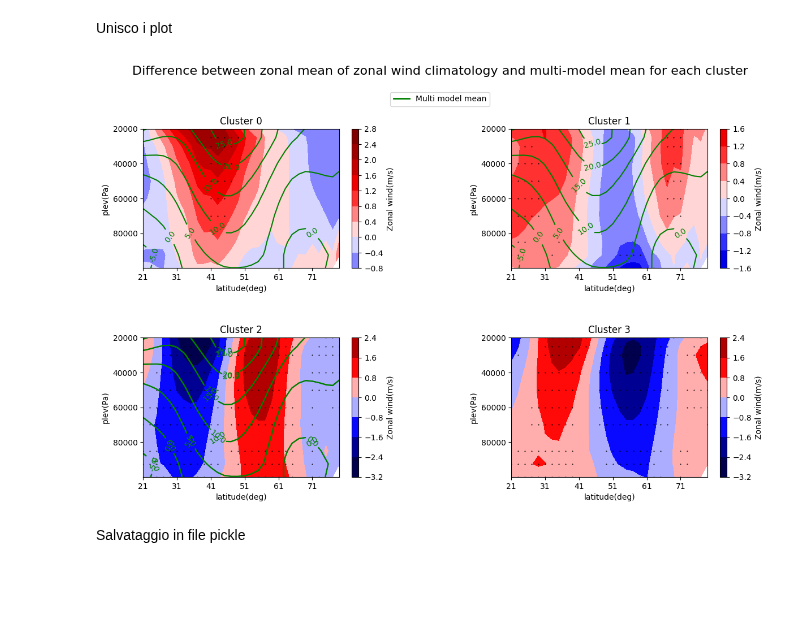
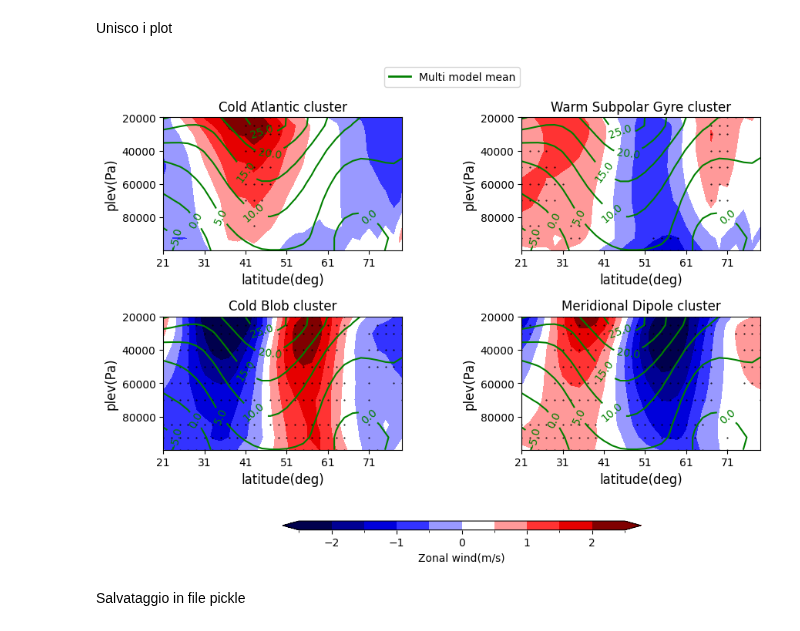
Before and after one commit to sbeltrami/tesi, a Jupyter notebook: bootstrap_zonmean_results.ipynb, the cells around one changed output. Drawn from its saved outputs; the diff is of its cells as text; code cells hidden in the pictures; blank space fills up the shorter version.

```diff
--- a/bootstrap_zonmean_results.ipynb
+++ b/bootstrap_zonmean_results.ipynb
@@ -149,16 +149,36 @@ plot_bs_diff_cluster_zonmean(diff_cluster3,'Difference between cluster 3 mean an
 # %% [markdown]
 Unisco i plot
+# %%
+cluster_list = ['Cold Atlantic cluster', 'Warm Subpolar Gyre cluster', 'Cold Blob cluster', 'Meridional Dipole cluster']
 # %%
+import matplotlib.colors as mcolors
+
+# Define the seismic colormap and modify to have white between 0 and 0.5
+seismic_cmap = plt.get_cmap('seismic', 11)  # 11 colors (for the 10 intervals)
+colors = seismic_cmap(np.linspace(0, 1, 11))  # Extract colors from the seismic colormap
+
+# Modify the colormap to have white for the [0, 0.5] range
+colors[5] = [1, 1, 1, 1]  # Set the middle color to white
+
+# Create the custom colormap
+custom_cmap = mcolors.ListedColormap(colors)
+
+# Define custom boundaries
+cmap_bounds = [-2.5, -2, -1.5, -1, -0.5, 0, 0.5, 1, 1.5, 2, 2.5]
+norm = mcolors.BoundaryNorm(cmap_bounds, custom_cmap.N)
+
 v_min = -2.5
 v_max = 2.5
+#levels=50
 k = 0 #indice per cluster
 lat=diff_cluster0.lat
 plev=diff_cluster0.plev
 #plot di diff, cioè la differenza tra il cluster medio e la media della distribuzione bootstrap --> in più ci metto anche i punti di significatività
-fig, ax = plt.subplots(nrows=2,ncols=2,figsize=(14,8))
+fig, ax = plt.subplots(nrows=2,ncols=2,figsize=(10,8))
 fig.subplots_adjust(hspace=0.5, wspace=0.5)
 #ax[0,0]
-plot00 = ax[0,0].contourf(diff_cluster0.lat, diff_cluster0.plev, diff_cluster0,vmin=v_min, vmax=v_max,cmap='seismic')
+plot00 = ax[0,0].contourf(diff_cluster0.lat, diff_cluster0.plev, diff_cluster0,cmap=custom_cmap,
+                             levels=cmap_bounds, norm=norm, extend='both')
 coords = np.where(matrix10_cluster0_zonmean == 1) #array di valori di longitudini e latitudini in cui matrix10 = 1
 # Plot dei punti solo dove matrix10 è uguale a 1
 ax[0,0].plot(diff_cluster0.lat[coords[1]], diff_cluster0.plev[coords[0]], marker='o', color='black', markersize=0.5, linestyle='None')
@@ -167,10 +187,11 @@ ax[0,0].clabel(contour_models, fmt='%1.1f')
 #contour_cluster = ax[0,0].contour(lat,plev,mean_cluster0[:,:,0], colors='black') #lon,lat
 #ax[0,0].clabel(contour_cluster, fmt='%1.1f')
 ax[0,0].invert_yaxis()
-fig.colorbar(plot00, ax=ax[0,0], orientation='vertical').set_label('Zonal wind(m/s)')
+#fig.colorbar(plot00, ax=ax[0,0], orientation='vertical').set_label('Zonal wind(m/s)')
 
 #ax[0,1]
-plot01 = ax[0,1].contourf(diff_cluster1.lat, diff_cluster1.plev, diff_cluster1,vmin=v_min, vmax=v_max,cmap='seismic')
+plot01 = ax[0,1].contourf(diff_cluster1.lat, diff_cluster1.plev, diff_cluster1,cmap=custom_cmap,
+                             levels=cmap_bounds, norm=norm,extend='both')
 coords = np.where(matrix10_cluster1_zonmean == 1)
 ax[0,1].plot(diff_cluster1.lat[coords[1]], diff_cluster1.plev[coords[0]], marker='o', color='black', markersize=0.5, linestyle='None')
 contour_models = ax[0,1].contour(lat,plev, array_mean_cluster1_zonmean, colors='g') #lat,plev
@@ -178,52 +199,55 @@ ax[0,1].clabel(contour_models, fmt='%1.1f')
 #contour_cluster = ax[0,1].contour(lat,plev,mean_cluster1[:,:,0], colors='black') #lon,lat
 #ax[0,1].clabel(contour_cluster, fmt='%1.1f')
 ax[0,1].invert_yaxis()
-fig.colorbar(plot01, ax=ax[0,1], orientation='vertical').set_label('Zonal wind(m/s)')
+#fig.colorbar(plot01, ax=ax[0,1], orientation='vertical').set_label('Zonal wind(m/s)')
 
 #ax[0,2]
 #ax[1,0].pcolormesh(diff_cluster2.lat, diff_cluster2.plev, diff_cluster2,vmin=v_min, vmax=v_max,cmap='seismic')
-plot10 = ax[1,0].contourf(diff_cluster2.lat, diff_cluster2.plev, diff_cluster2,vmin=v_min, vmax=v_max,cmap='seismic')
+plot10 = ax[1,0].contourf(diff_cluster2.lat, diff_cluster2.plev, diff_cluster2,cmap=custom_cmap,
+                             levels=cmap_bounds, norm=norm, extend='both')
 coords = np.where(matrix10_cluster2_zonmean == 1)
 ax[1,0].plot(diff_cluster2.lat[coords[1]], diff_cluster2.plev[coords[0]], marker='o', color='black', markersize=0.5, linestyle='None')
 contour_models = ax[1,0].contour(lat,plev, array_mean_cluster2_zonmean, colors='g') #lat,plev
 ax[1,0].clabel(contour_models, fmt='%1.1f')
 #contour_cluster = ax[0,2].contour(lat,plev,mean_cluster2[:,:,0], colors='black') #lon,lat
 #ax[0,2].clabel(contour_cluster, fmt='%1.1f')
 ax[1,0].invert_yaxis()
-fig.colorbar(plot10, ax=ax[1,0], orientation='vertical').set_label('Zonal wind(m/s)')
+#fig.colorbar(plot10, ax=ax[1,0], orientation='vertical').set_label('Zonal wind(m/s)')
 
 #ax[1,0]
-plot11 = ax[1,1].contourf(diff_cluster3.lat, diff_cluster3.plev, diff_cluster3,vmin=v_min, vmax=v_max,cmap='seismic')
+plot11 = ax[1,1].contourf(diff_cluster3.lat, diff_cluster3.plev, diff_cluster3,cmap=custom_cmap,
+                             levels=cmap_bounds, norm=norm, extend='both')
 coords = np.where(matrix10_cluster3_zonmean == 1)
 ax[1,1].plot(diff_cluster3.lat[coords[1]], diff_cluster3.plev[coords[0]], marker='o', color='black', markersize=0.5, linestyle='None')
-contour_models = ax[1,0].contour(lat,plev, array_mean_cluster3_zonmean, colors='g') #lat,plev
+contour_models = ax[1,1].contour(lat,plev, array_mean_cluster3_zonmean, colors='g') #lat,plev
 ax[1,1].clabel(contour_models, fmt='%1.1f')
 #contour_cluster = ax[1,0].contour(lat,plev,mean_cluster3[:,:,0], colors='black') #lon,lat
 #ax[1,0].clabel(contour_cluster, fmt='%1.1f')
 ax[1,1].invert_yaxis()
-fig.colorbar(plot11, ax=ax[1,1], orientation='vertical').set_label('Zonal wind(m/s)')
+#fig.colorbar(plot11, ax=ax[1,1], orientation='vertical').set_label('Zonal wind(m/s)')
 
 #Imposto valori su assi e titolo
 for i in range(2):
     for j in range(2):
         ax[i,j].set_xticks(np.arange(diff_cluster0.lat.min(),diff_cluster0.lat.max(), 10))
         ax[i,j].set_yticks(np.arange(diff_cluster0.plev.min(),diff_cluster0.plev.max(), 20000))
-        ax[i,j].set_ylabel('plev(Pa)')
-        ax[i,j].set_xlabel('latitude(deg)')
-        ax[i,j].set_title(f'Cluster {k}')
+        ax[i,j].set_ylabel('plev(Pa)',fontsize=12)
+        ax[i,j].set_xlabel('latitude(deg)',fontsize=12)
+        #ax[i,j].set_title(f'Cluster {k}')
+        ax[i,j].set_title(cluster_list[k])
         k = k + 1 #aggiorno indice per cluster
 # Creazione di un oggetto Line2D per la legenda
 green_line = Line2D([0], [0], color='green', lw=2, label='Multi model mean')
 #black_line = Line2D([0], [0], color='black', lw=2, label='Cluster mean')
 # Aggiungo la legenda al plot
 #fig.legend(handles=[green_line,black_line],loc='upper center', bbox_to_anchor=(0.5, 1), ncol=1)
 fig.legend(handles=[green_line],loc='upper center', bbox_to_anchor=(0.5, 0.97), ncol=1)
 # Titolo
-#fig.colorbar(plot_mod,ax=ax, orientation='horizontal', shrink=0.6, aspect=40).set_label('Zonal wind(m/s)')
-fig.suptitle('Difference between zonal mean of zonal wind climatology and multi-model mean for each cluster', fontsize=16, y=1.02)
+fig.colorbar(plot11,ax=ax, orientation='horizontal', shrink=0.6, aspect=40).set_label('Zonal wind(m/s)')
+#fig.suptitle('Difference between zonal mean of zonal wind climatology and multi-model mean for each cluster', fontsize=16, y=1.02)
 fig.savefig('bootstrap_zonmean.pdf', format='pdf')
 # %% [output]
-[figure, old version]
+[figure, new version]
 # %% [markdown]
 Salvataggio in file pickle
 # %%
```
Also changed, not shown: parts of 3 cells of this notebook, 1 other file.
